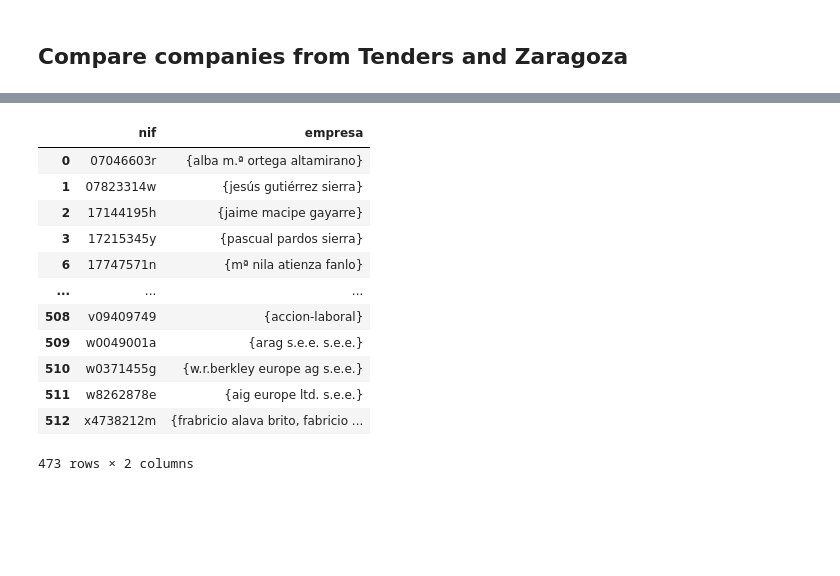
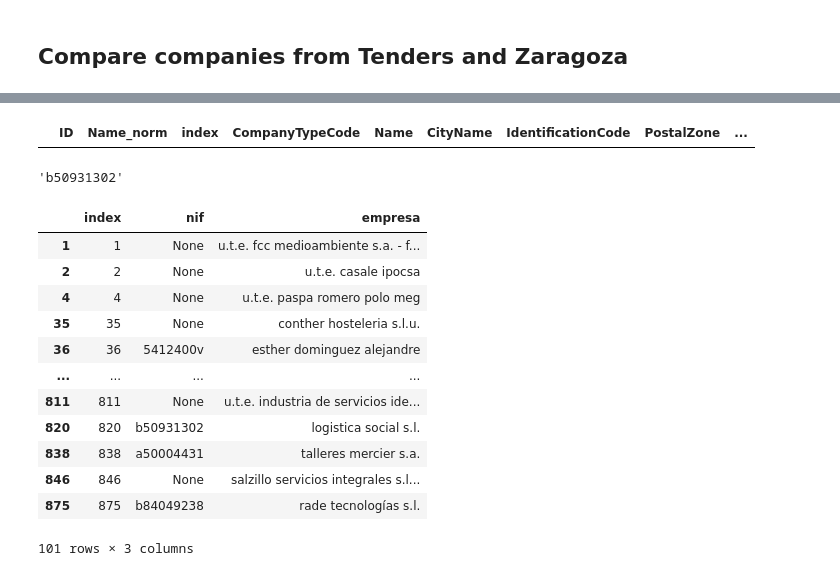
Before and after one commit to nextprocurement/NP-Company-Process, a Jupyter notebook: _test_company_proc.ipynb, the cells around one changed output, grey strips where cells are left out. Saved outputs shown, nothing was run; the diff lists cells and outputs as text; code cells hidden in the pictures; blank space fills up the shorter version.

Commit message:
Match zaragoza-comp

```diff
--- a/_test_company_proc.ipynb
+++ b/_test_company_proc.ipynb
@@ -846,0 +929,41 @@ Name: nombre, Length: 117, dtype: object
+# %%
+common_name = set(final_merged["Name"]) & set(rest_valid_emp["empresa"])
+# Companies
+# common_comp_name = final_merged[final_merged["Name"].isin(common_name)][
+#     ["ID", "Name", "count"]
+# ].drop_duplicates()
+common_comp_name = pd.DataFrame(data={"ID": ids, "Name": final_merged["Name"].values})
+common_comp_name = common_comp_name[common_comp_name["Name"].isin(common_name)]
+# Zaragoza
+# common_emp_name = rest_valid_emp[rest_valid_emp["empresa"].isin(common_name)].drop_duplicates()
+common_emp_name = (
+    rest_valid_emp[rest_valid_emp["empresa"].isin(common_name)]
+    .groupby("empresa")
+    .agg({"index": list, "nif": Counter})
+    .reset_index()
+)
+# Merge
+c_name = pd.merge(
+    common_comp_name,
+    common_emp_name,
+    left_on="Name",
+    right_on="empresa",
+).reset_index(drop=True)
+
+# Select final values
+final_id = []
+for vals in zip(c_name["ID"].values, c_name["nif"].values):
+    v = Counter()
+    [v.update(el) for el in vals]
+    final_id.append(v)
+c_name["final_id"] = final_id
+c_name["final_id"] = c_name["final_id"].apply(lambda x: suggest_value(x)[0])
+c_name["final_name"] = c_name["empresa"]
+
+print(len(c_name))
+display(c_name.head())
+
+
+# Update used and remaining
+idx.update(set(chain.from_iterable(c_name["index"])))
+rest_valid_emp = valid_emp[~valid_emp["index"].isin(idx)]
@@ -847,18 +995,24 @@ Name: nombre, Length: 117, dtype: object
+# %%
+final_merged[final_merged["ID"]=="b50931302"]
+# %% [output]
+|  | ID | Name_norm | index | CompanyTypeCode | Name | CityName | IdentificationCode | PostalZone | ... |
+# %%
+validate_nif("b50931302")
+# %% [output]
+'b50931302'
 # %%
-valid_emp[valid_emp["nif"].isin(common_nif)][
-    ["nif", "empresa"]
-]
+valid_emp[~valid_emp["index"].isin(idx)]
 # %% [output]
-|  | nif | empresa |
-| 0 | 07046603r | {alba m.ª ortega altamirano} |
-| 1 | 07823314w | {jesús gutiérrez sierra} |
-| 2 | 17144195h | {jaime macipe gayarre} |
-| 3 | 17215345y | {pascual pardos sierra} |
-| 6 | 17747571n | {mª nila atienza fanlo} |
-| ... | ... | ... |
-| 508 | v09409749 | {accion-laboral} |
-| 509 | w0049001a | {arag s.e.e. s.e.e.} |
-| 510 | w0371455g | {w.r.berkley europe ag s.e.e.} |
-| 511 | w8262878e | {aig europe ltd. s.e.e.} |
-| 512 | x4738212m | {frabricio alava brito, fabricio ... |
+|  | index | nif | empresa |
+| 1 | 1 | None | u.t.e. fcc medioambiente s.a. - f... |
+| 2 | 2 | None | u.t.e. casale ipocsa |
+| 4 | 4 | None | u.t.e. paspa romero polo meg |
+| 35 | 35 | None | conther hosteleria s.l.u. |
+| 36 | 36 | 5412400v | esther dominguez alejandre |
+| ... | ... | ... | ... |
+| 811 | 811 | None | u.t.e. industria de servicios ide... |
+| 820 | 820 | b50931302 | logistica social s.l. |
+| 838 | 838 | a50004431 | talleres mercier s.a. |
+| 846 | 846 | None | salzillo servicios integrales s.l... |
+| 875 | 875 | b84049238 | rade tecnologías s.l. |
-473 rows × 2 columns
+101 rows × 3 columns
```
Also changed, not shown: parts of 32 cells of this notebook, 1 other file.
